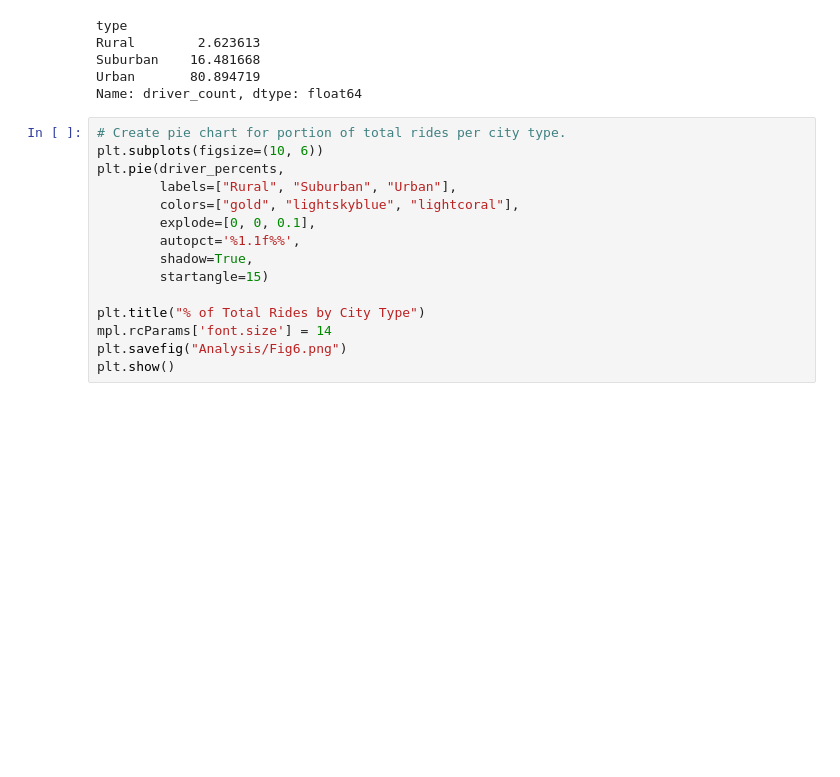
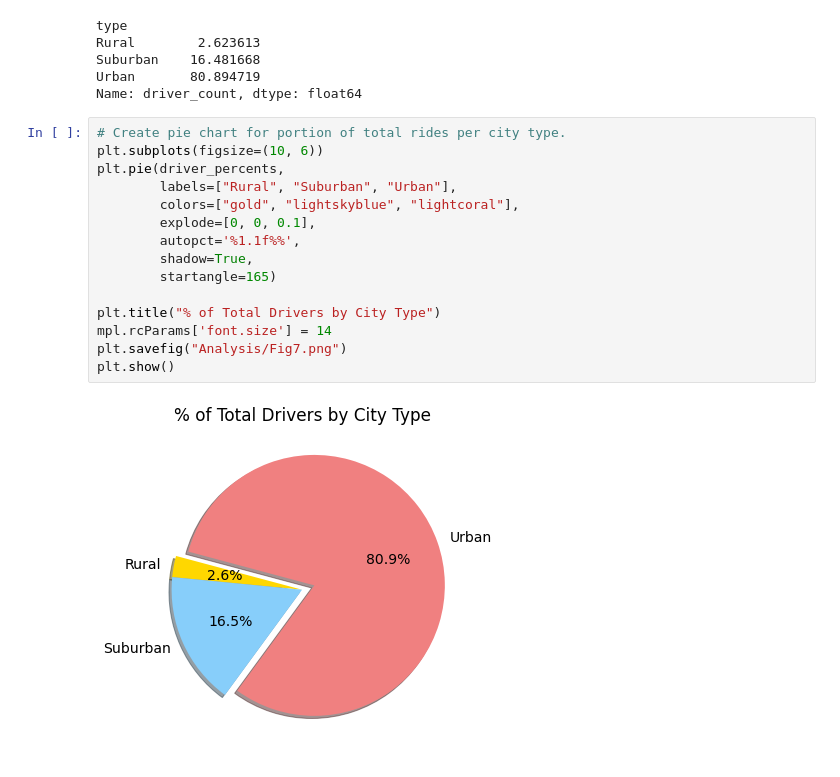
Before and after one commit to ed12rivera/PyBer_Analysis, a Jupyter notebook: PyBer.ipynb, the cells around one changed output. Drawn from its saved outputs; the diff is of its cells as text; blank space fills up the shorter version.

Commit message:
Upload figures and beginning of challenge code.

```diff
--- a/PyBer.ipynb
+++ b/PyBer.ipynb
@@ -621,15 +621,17 @@ Name: driver_count, dtype: float64
 # %%
 # Create pie chart for portion of total rides per city type.
 plt.subplots(figsize=(10, 6))
 plt.pie(driver_percents,
         labels=["Rural", "Suburban", "Urban"],
         colors=["gold", "lightskyblue", "lightcoral"],
         explode=[0, 0, 0.1],
         autopct='%1.1f%%',
         shadow=True,
-        startangle=15)
+        startangle=165)
 
-plt.title("% of Total Rides by City Type")
+plt.title("% of Total Drivers by City Type")
 mpl.rcParams['font.size'] = 14
-plt.savefig("Analysis/Fig6.png")
+plt.savefig("Analysis/Fig7.png")
 plt.show()
+# %% [output]
+[figure, added]
```
Also changed, not shown: 7 other files.
